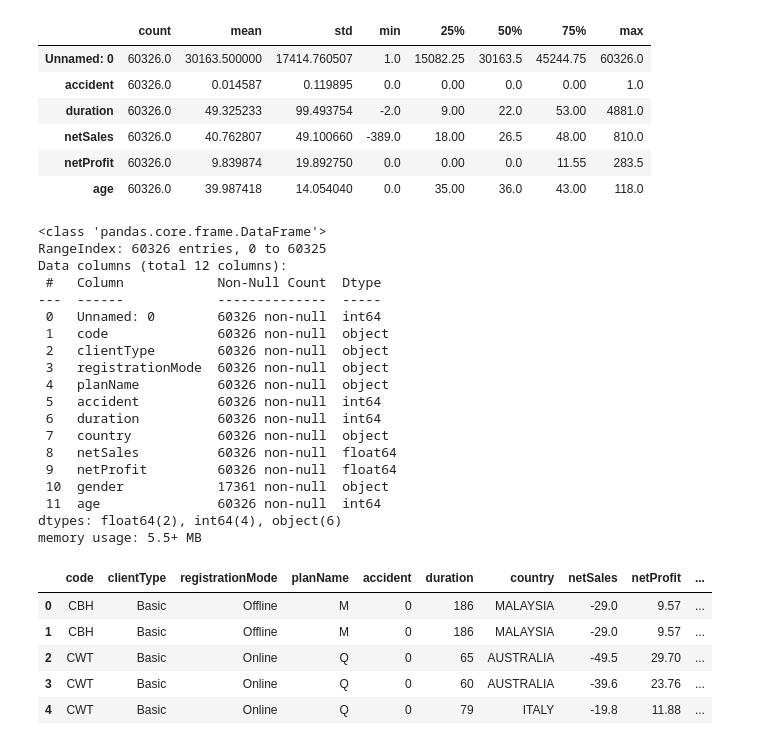
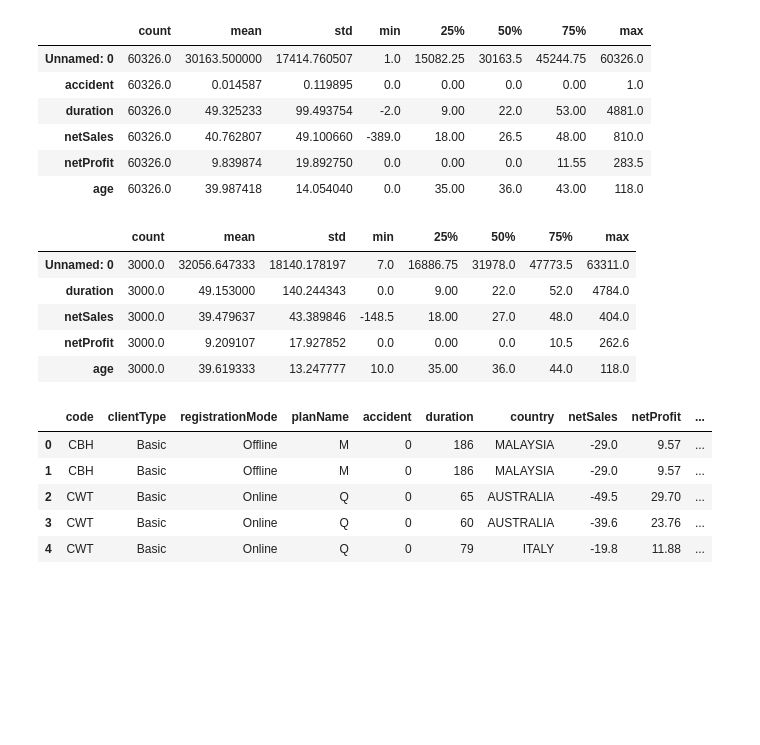
Before and after one commit to anshdeepkaur53/Accident-analysis, a Jupyter notebook: Accident analysis.ipynb, the cells around one changed output. Saved outputs shown, nothing was run; the diff lists cells and outputs as text; code cells hidden in the pictures; blank space fills up the shorter version.

```diff
--- a/Accident analysis.ipynb
+++ b/Accident analysis.ipynb
@@ -40,29 +46,15 @@ df.describe().T
 | netSales | 60326.0 | 40.762807 | 49.100660 | -389.0 | 18.00 | 26.5 | 48.00 | 810.0 |
 | netProfit | 60326.0 | 9.839874 | 19.892750 | 0.0 | 0.00 | 0.0 | 11.55 | 283.5 |
 | age | 60326.0 | 39.987418 | 14.054040 | 0.0 | 35.00 | 36.0 | 43.00 | 118.0 |
-# %%
-#dftest.describe().T
-df.info()
-# %% [output]
-<class 'pandas.core.frame.DataFrame'>
-RangeIndex: 60326 entries, 0 to 60325
-Data columns (total 12 columns):
- #   Column            Non-Null Count  Dtype
----  ------            --------------  -----
- 0   Unnamed: 0        60326 non-null  int64
- 1   code              60326 non-null  object
- 2   clientType        60326 non-null  object
- 3   registrationMode  60326 non-null  object
- 4   planName          60326 non-null  object
- 5   accident          60326 non-null  int64
- 6   duration          60326 non-null  int64
- 7   country           60326 non-null  object
- 8   netSales          60326 non-null  float64
- 9   netProfit         60326 non-null  float64
- 10  gender            17361 non-null  object
- 11  age               60326 non-null  int64
-dtypes: float64(2), int64(4), object(6)
-memory usage: 5.5+ MB
+# %%
+dftest.describe().T
+# %% [output]
+|  | count | mean | std | min | 25% | 50% | 75% | max |
+| Unnamed: 0 | 3000.0 | 32056.647333 | 18140.178197 | 7.0 | 16886.75 | 31978.0 | 47773.5 | 63311.0 |
+| duration | 3000.0 | 49.153000 | 140.244343 | 0.0 | 9.00 | 22.0 | 52.0 | 4784.0 |
+| netSales | 3000.0 | 39.479637 | 43.389846 | -148.5 | 18.00 | 27.0 | 48.0 | 404.0 |
+| netProfit | 3000.0 | 9.209107 | 17.927852 | 0.0 | 0.00 | 0.0 | 10.5 | 262.6 |
+| age | 3000.0 | 39.619333 | 13.247777 | 10.0 | 35.00 | 36.0 | 44.0 | 118.0 |
 # %%
 df = df.drop(['Unnamed: 0'], axis =1)
 df.head()
```
Also changed, not shown: parts of 9 cells of this notebook.
